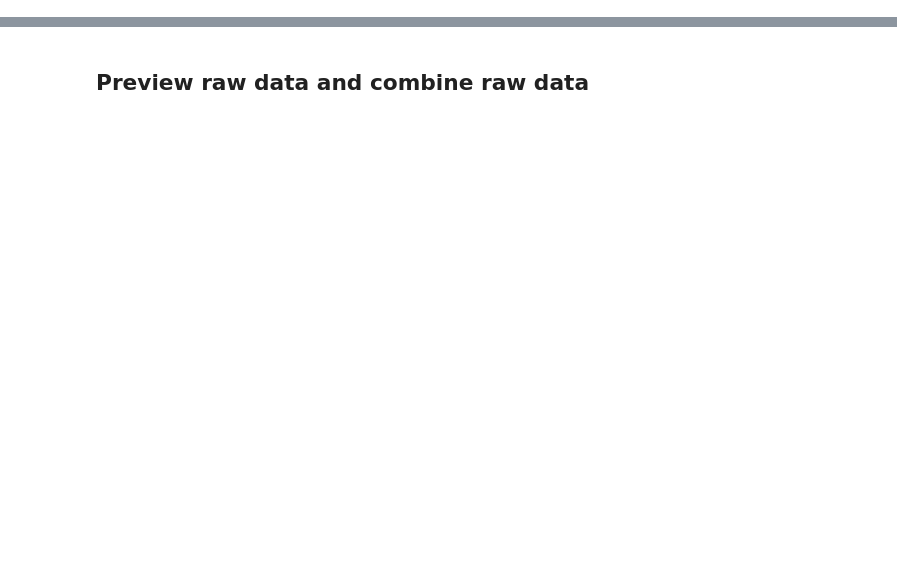
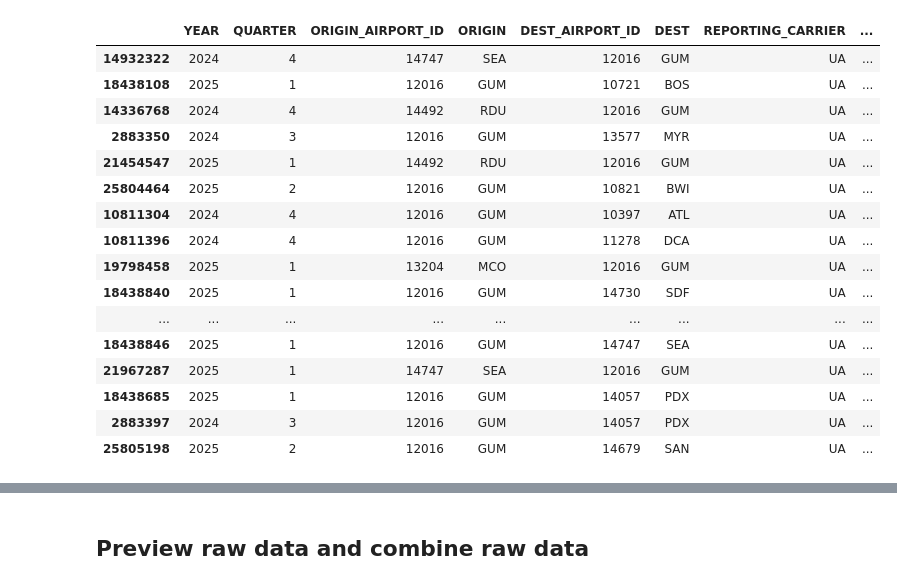
Before and after one commit to normangw/5200-data-viz, a Jupyter notebook: technical-details/data-cleaning/dataclean.ipynb, the cells around one changed output, grey strips where cells are left out. Cells and saved outputs as stored; diff of their text form; code cells hidden in the pictures; blank space fills up the shorter version.

```diff
--- a/technical-details/data-cleaning/dataclean.ipynb
+++ b/technical-details/data-cleaning/dataclean.ipynb
@@ -2,0 +39,18 @@
+# %%
+files = [
+    '../../data/rawdata/2024_q3.csv',
+    '../../data/rawdata/2024_q4.csv',
+    '../../data/rawdata/2025_q1.csv',
+    '../../data/rawdata/2025_q2.csv',
+]
+
+dfs = []
+for path in files:
+    df = pd.read_csv(path, low_memory=False)
+    print(f"  {os.path.basename(path)}: {df.shape}")
+    dfs.append(df)
+
+combined = pd.concat(dfs, ignore_index=True)
+print(f"\nCombined shape: {combined.shape}")
+print(f"Quarters present: {sorted(combined[['YEAR','QUARTER']].drop_duplicates().apply(tuple, axis=1).tolist())}")
+combined.head()
@@ -2,0 +146,12 @@
+# %%
+df_clean = (
+    combined
+    .dropna()
+    .query("MARKET_FARE > 19")
+    .reset_index(drop=True)
+)
+
+print(f"Before cleaning: {combined.shape[0]:,} rows")
+print(f"After cleaning:  {df_clean.shape[0]:,} rows")
+print(f"Removed:         {combined.shape[0] - df_clean.shape[0]:,} rows ({(combined.shape[0] - df_clean.shape[0]) / combined.shape[0]:.1%})")
+df_clean.describe()
@@ -2,0 +188,21 @@
+# %%
+#checking if these low price flights make sense
+df_clean[df_clean['MARKET_FARE'] < 40].sort_values('MARKET_DISTANCE', ascending=False).head(20)
+# %% [output]
+|  | YEAR | QUARTER | ORIGIN_AIRPORT_ID | ORIGIN | DEST_AIRPORT_ID | DEST | REPORTING_CARRIER | ... |
+| 14932322 | 2024 | 4 | 14747 | SEA | 12016 | GUM | UA | ... |
+| 18438108 | 2025 | 1 | 12016 | GUM | 10721 | BOS | UA | ... |
+| 14336768 | 2024 | 4 | 14492 | RDU | 12016 | GUM | UA | ... |
+| 2883350 | 2024 | 3 | 12016 | GUM | 13577 | MYR | UA | ... |
+| 21454547 | 2025 | 1 | 14492 | RDU | 12016 | GUM | UA | ... |
+| 25804464 | 2025 | 2 | 12016 | GUM | 10821 | BWI | UA | ... |
+| 10811304 | 2024 | 4 | 12016 | GUM | 10397 | ATL | UA | ... |
+| 10811396 | 2024 | 4 | 12016 | GUM | 11278 | DCA | UA | ... |
+| 19798458 | 2025 | 1 | 13204 | MCO | 12016 | GUM | UA | ... |
+| 18438840 | 2025 | 1 | 12016 | GUM | 14730 | SDF | UA | ... |
+| ... | ... | ... | ... | ... | ... | ... | ... | ... |
+| 18438846 | 2025 | 1 | 12016 | GUM | 14747 | SEA | UA | ... |
+| 21967287 | 2025 | 1 | 14747 | SEA | 12016 | GUM | UA | ... |
+| 18438685 | 2025 | 1 | 12016 | GUM | 14057 | PDX | UA | ... |
+| 2883397 | 2024 | 3 | 12016 | GUM | 14057 | PDX | UA | ... |
+| 25805198 | 2025 | 2 | 12016 | GUM | 14679 | SAN | UA | ... |
```
Also changed, not shown: parts of 22 cells of this notebook.
